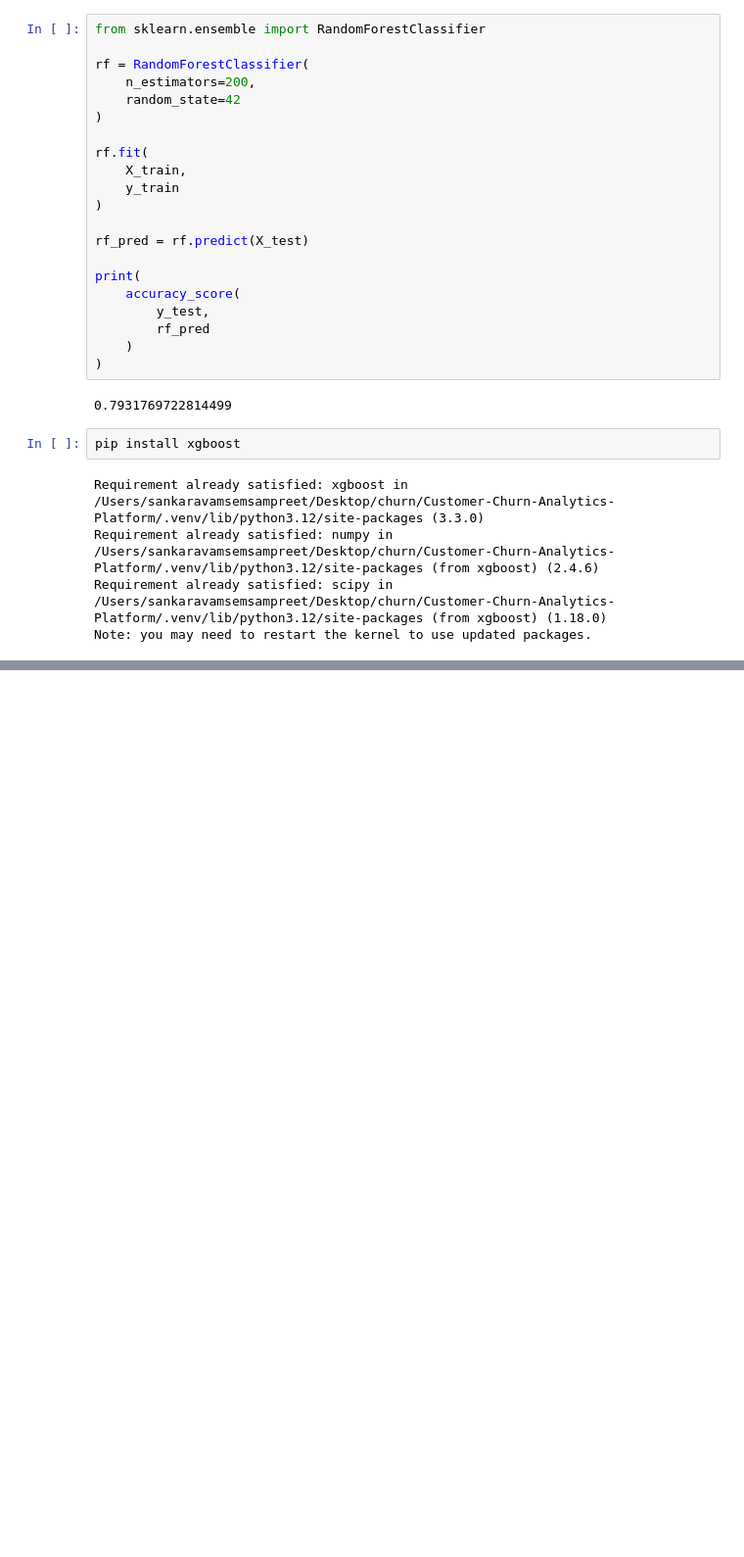
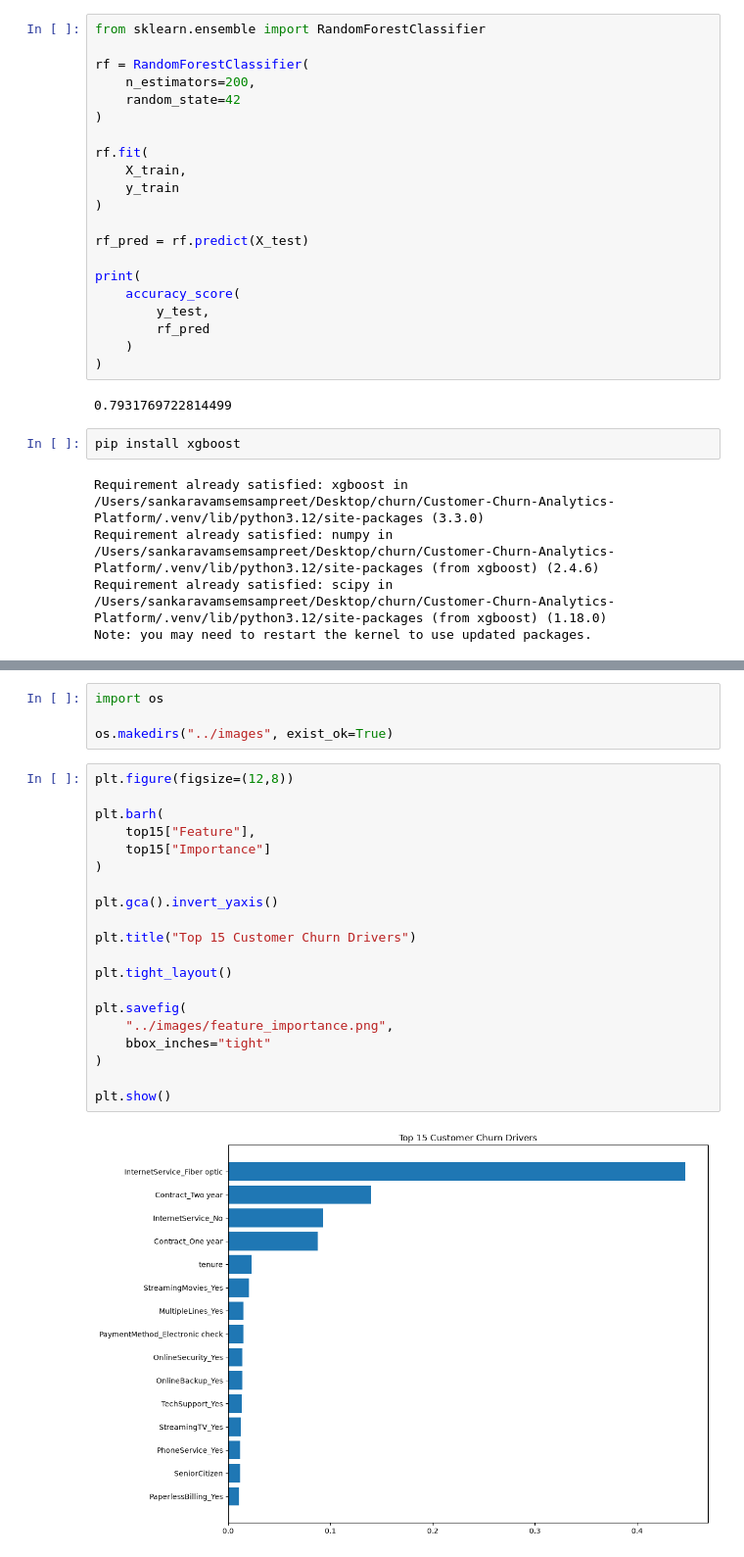
Before and after one commit to SV-Sampreet/Customer-Churn-Analytics-Platform, a Jupyter notebook: notebooks/01_data_cleaning.ipynb, the cells around one changed output, grey strips where cells are left out. Shown at 98% size. Cells and saved outputs as stored; diff of their text form; blank space fills up the shorter version.

```diff
--- a/notebooks/01_data_cleaning.ipynb
+++ b/notebooks/01_data_cleaning.ipynb
@@ -488,0 +695,26 @@ Likely causes:
+# %%
+import os
+
+os.makedirs("../images", exist_ok=True)
+# %%
+plt.figure(figsize=(12,8))
+
+plt.barh(
+    top15["Feature"],
+    top15["Importance"]
+)
+
+plt.gca().invert_yaxis()
+
+plt.title("Top 15 Customer Churn Drivers")
+
+plt.tight_layout()
+
+plt.savefig(
+    "../images/feature_importance.png",
+    bbox_inches="tight"
+)
+
+plt.show()
+# %% [output]
+[figure, added]
```
Also changed, not shown: parts of 31 cells of this notebook, 51 other files.
